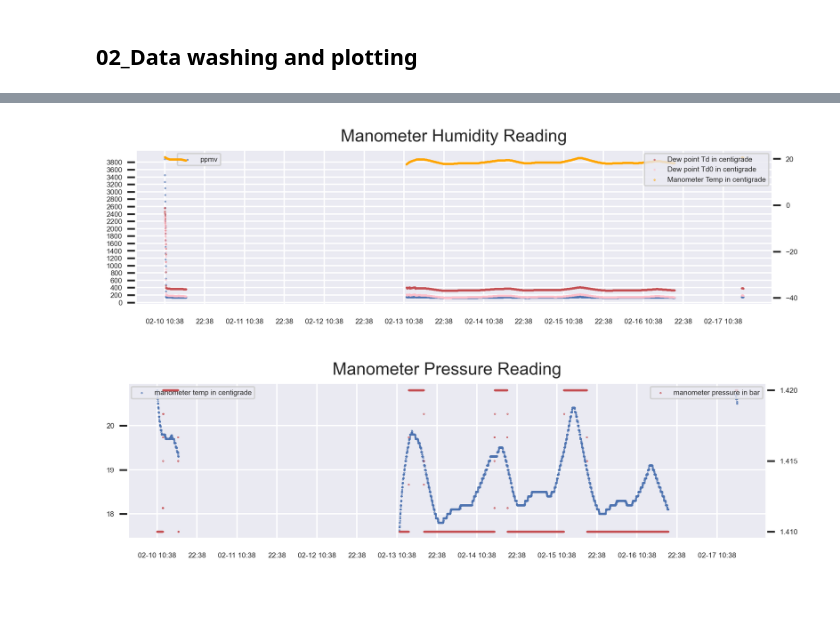
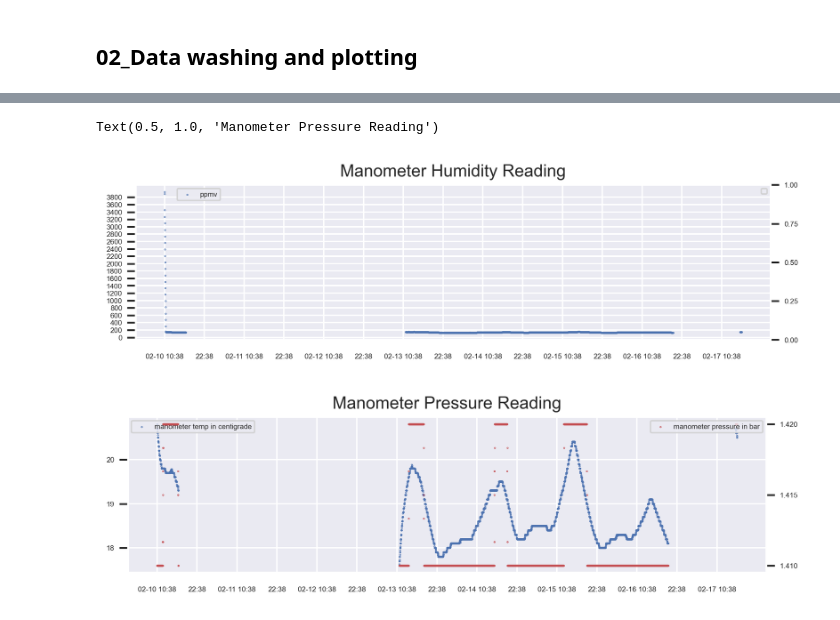
Before and after one commit to xxyql2006/ABB-SGIS-APL, a Jupyter notebook: 05_Hum_test/20230210_Hum_SA12_CV_C1_Humidity_Preliminary_Test.ipynb, the cells around one changed output, grey strips where cells are left out. Drawn from its saved outputs; the diff is of its cells as text; code cells hidden in the pictures.

```diff
--- a/05_Hum_test/20230210_Hum_SA12_CV_C1_Humidity_Preliminary_Test.ipynb
+++ b/05_Hum_test/20230210_Hum_SA12_CV_C1_Humidity_Preliminary_Test.ipynb
@@ -53,21 +53,21 @@ plt.legend(loc='best',
 
 # plot dew point Td0 Td
 ax2 = plt.twinx(ax1)
-ax2.scatter(raw_data_df.index,
-			raw_data_df['Unit1_Mano_Td'],
-			s=0.1,
-			c='r',
-			label='Dew point Td in centigrade')
-ax2.scatter(raw_data_df.index,
-			raw_data_df['Unit1_Mano_Td0'],
-			s=0.1,
-			c='pink',
-			label='Dew point Td0 in centigrade')
-ax2.scatter(raw_data_df.index,
-			raw_data_df['Unit1_Mano_T'],
-			s=0.1,
-			c='orange',
-			label='Manometer Temp in centigrade')
+# ax2.scatter(raw_data_df.index,
+# 			raw_data_df['Unit1_Mano_Td'],
+# 			s=0.1,
+# 			c='r',
+# 			label='Dew point Td in centigrade')
+# ax2.scatter(raw_data_df.index,
+# 			raw_data_df['Unit1_Mano_Td0'],
+# 			s=0.1,
+# 			c='pink',
+# 			label='Dew point Td0 in centigrade')
+# ax2.scatter(raw_data_df.index,
+# 			raw_data_df['Unit1_Mano_T'],
+# 			s=0.1,
+# 			c='orange',
+# 			label='Manometer Temp in centigrade')
 ax2.set_xticklabels(label_list, fontsize=5)
 plt.xticks(raw_data_df.index[::720],label_list, fontsize=5)
 plt.yticks(fontsize=5)
@@ -117,2 +117,3 @@ Text(0.5, 1.0, 'Manometer Pressure Reading')
+Text(0.5, 1.0, 'Manometer Pressure Reading')
-[figure, old version]
+[figure, new version]
 [figure]
```
Also changed, not shown: parts of 1 cell of this notebook, 5 other files.
